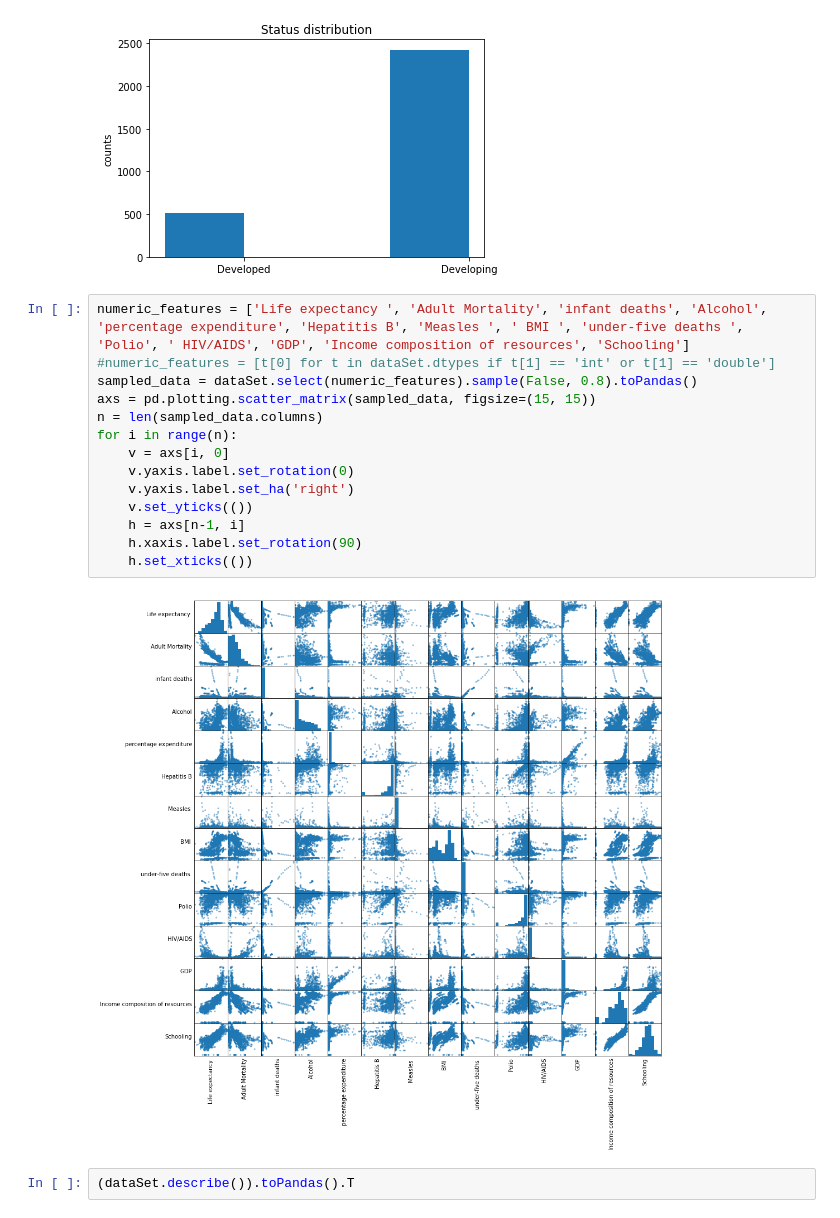
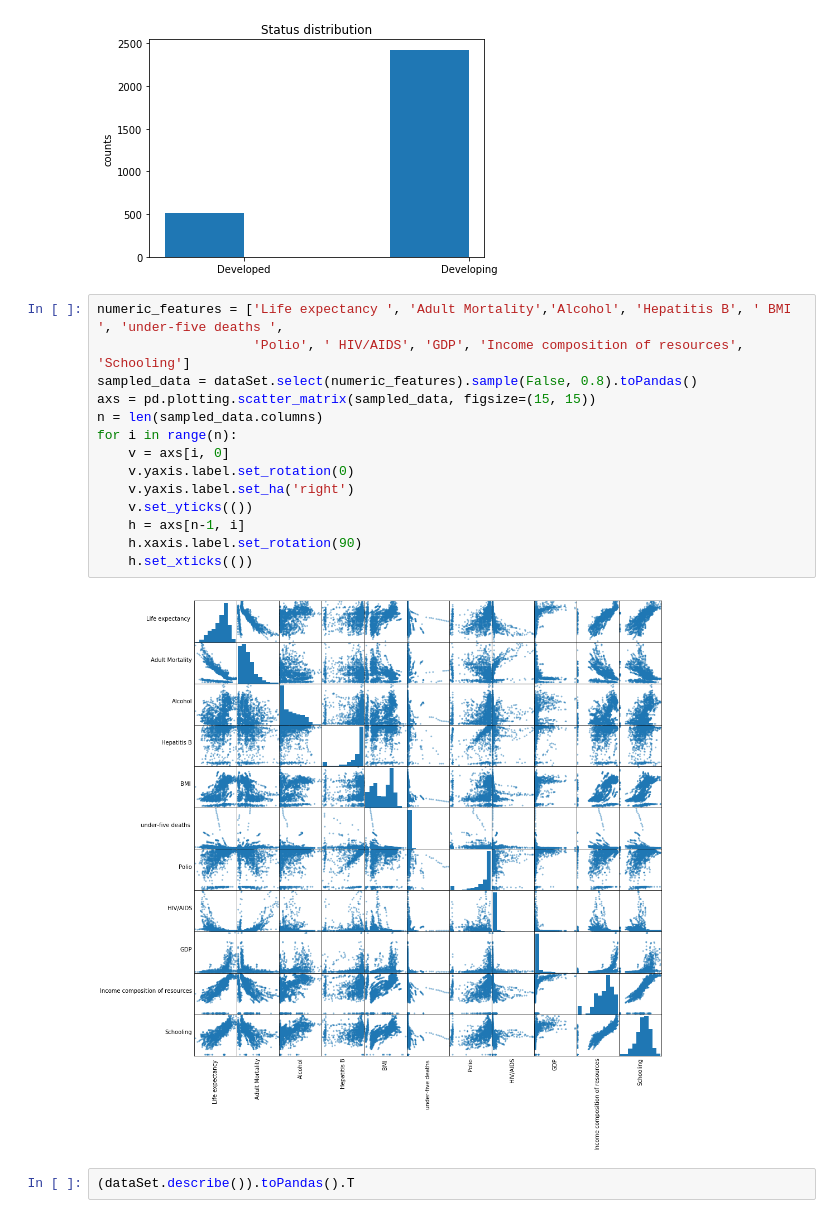
Before and after one commit to Ethan999/722_i4_BDAS, a Jupyter notebook: life_expectancy.ipynb, the cells around one changed output. Drawn from its saved outputs; the diff is of its cells as text.

```diff
--- a/life_expectancy.ipynb
+++ b/life_expectancy.ipynb
@@ -82,21 +80,21 @@ dataSet.groupby('Status').count().toPandas()
 | 1 | Developing | 2426 |
 [figure]
 # %%
-numeric_features = ['Life expectancy ', 'Adult Mortality', 'infant deaths', 'Alcohol', 'percentage expenditure', 'Hepatitis B', 'Measles ', ' BMI ', 'under-five deaths ', 'Polio', ' HIV/AIDS', 'GDP', 'Income composition of resources', 'Schooling']
-#numeric_features = [t[0] for t in dataSet.dtypes if t[1] == 'int' or t[1] == 'double']
+numeric_features = ['Life expectancy ', 'Adult Mortality','Alcohol', 'Hepatitis B', ' BMI ', 'under-five deaths ',
+                    'Polio', ' HIV/AIDS', 'GDP', 'Income composition of resources', 'Schooling']
 sampled_data = dataSet.select(numeric_features).sample(False, 0.8).toPandas()
 axs = pd.plotting.scatter_matrix(sampled_data, figsize=(15, 15))
 n = len(sampled_data.columns)
 for i in range(n):
     v = axs[i, 0]
     v.yaxis.label.set_rotation(0)
     v.yaxis.label.set_ha('right')
     v.set_yticks(())
     h = axs[n-1, i]
     h.xaxis.label.set_rotation(90)
     h.set_xticks(())
 # %% [output]
-[figure, old version]
+[figure, new version]
 # %%
 (dataSet.describe()).toPandas().T
 # %% [output]
```
Also changed, not shown: parts of 30 cells of this notebook.
